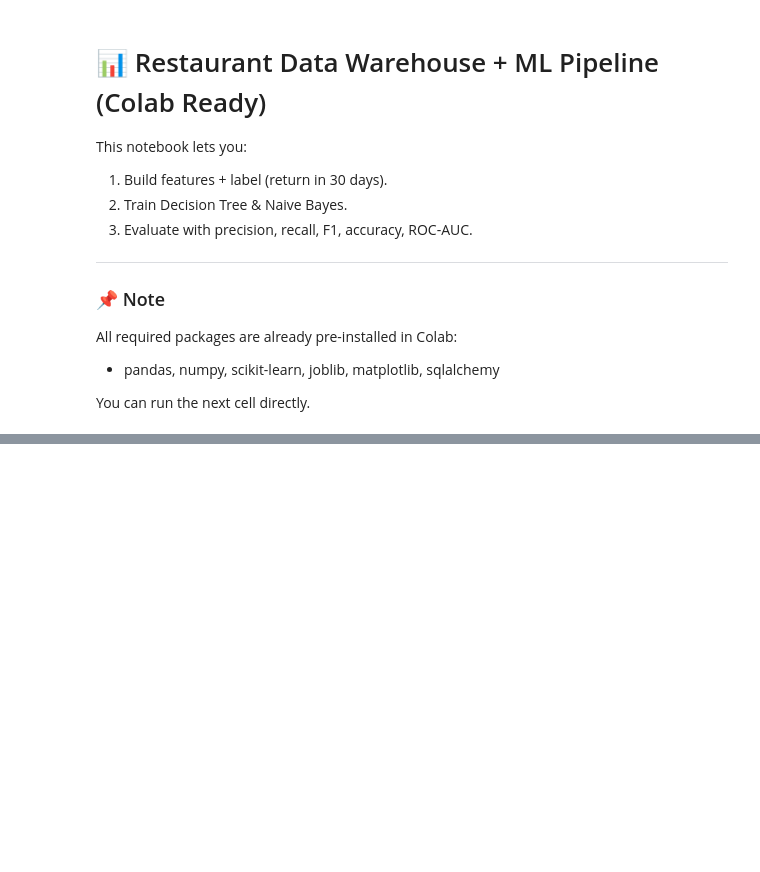
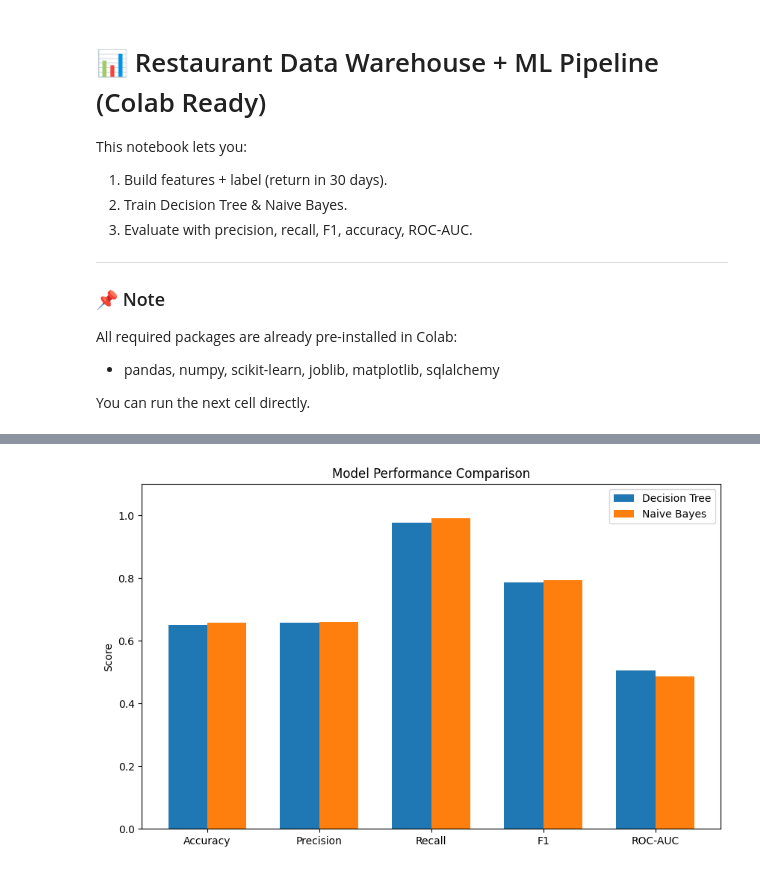
Before and after one commit to avinash972/restaurant-dw-ml, a Jupyter notebook: restaurant_dw_pipeline_colab.ipynb, the cells around one changed output, grey strips where cells are left out. Drawn from its saved outputs; the diff is of its cells as text; code cells hidden in the pictures; blank space fills up the shorter version.

```diff
--- a/restaurant_dw_pipeline_colab.ipynb
+++ b/restaurant_dw_pipeline_colab.ipynb
@@ -127,0 +164,26 @@ print("✅ Metrics saved for plotting")
+# %%
+import matplotlib.pyplot as plt
+import numpy as np
+
+# Collect metrics
+models = ["Decision Tree", "Naive Bayes"]
+metrics_names = ["Accuracy", "Precision", "Recall", "F1", "ROC-AUC"]
+dt_scores = [dt_acc, dt_prec, dt_rec, dt_f1, dt_roc]
+nb_scores = [nb_acc, nb_prec, nb_rec, nb_f1, nb_roc]
+
+# Plot grouped bar chart
+x = np.arange(len(metrics_names))
+width = 0.35
+
+plt.figure(figsize=(10,6))
+plt.bar(x - width/2, dt_scores, width, label="Decision Tree")
+plt.bar(x + width/2, nb_scores, width, label="Naive Bayes")
+
+plt.xticks(x, metrics_names)
+plt.ylabel("Score")
+plt.ylim(0,1.1)
+plt.title("Model Performance Comparison")
+plt.legend()
+plt.show()
+# %% [output]
+[figure, added]
```
Also changed, not shown: parts of 5 cells of this notebook.
